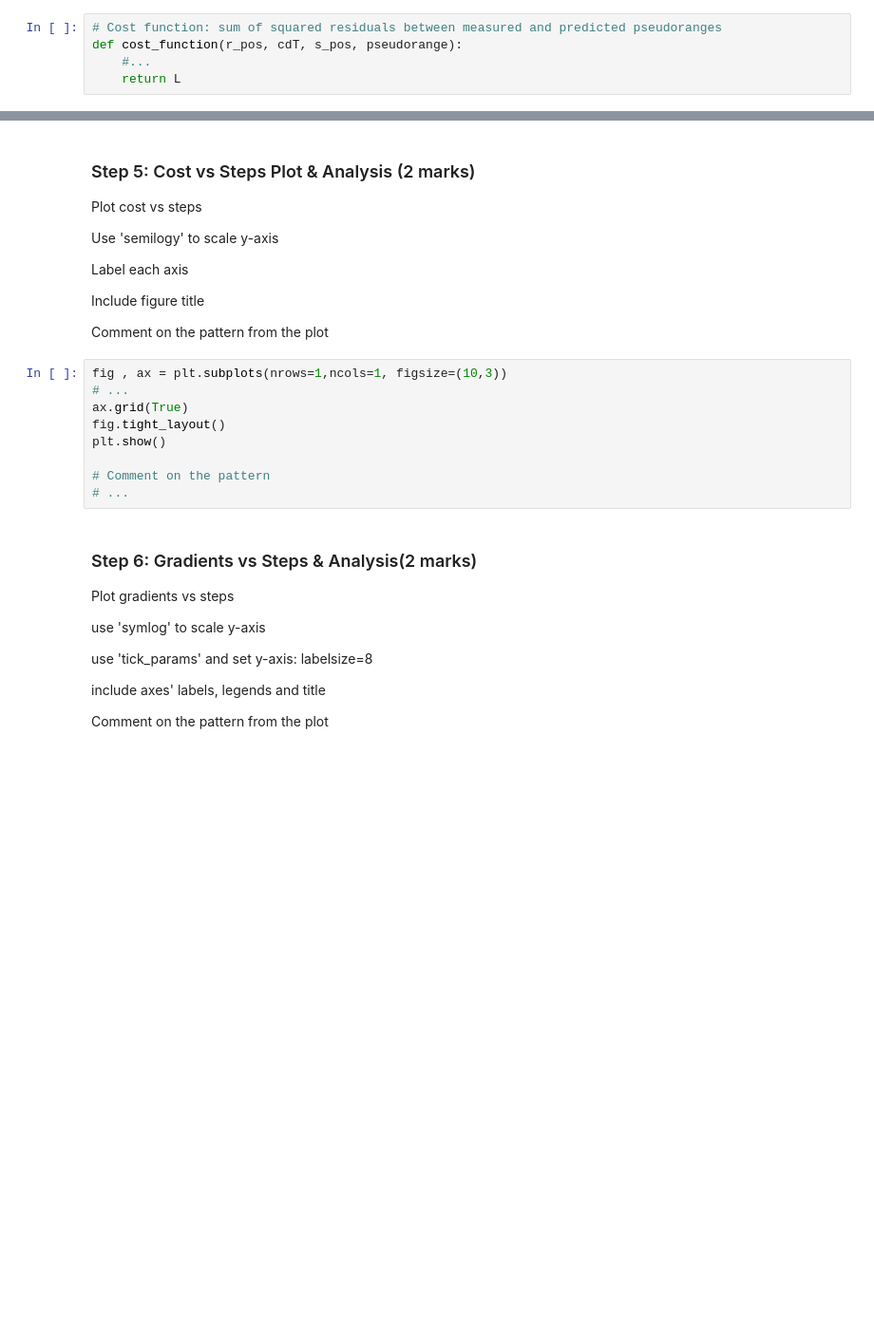
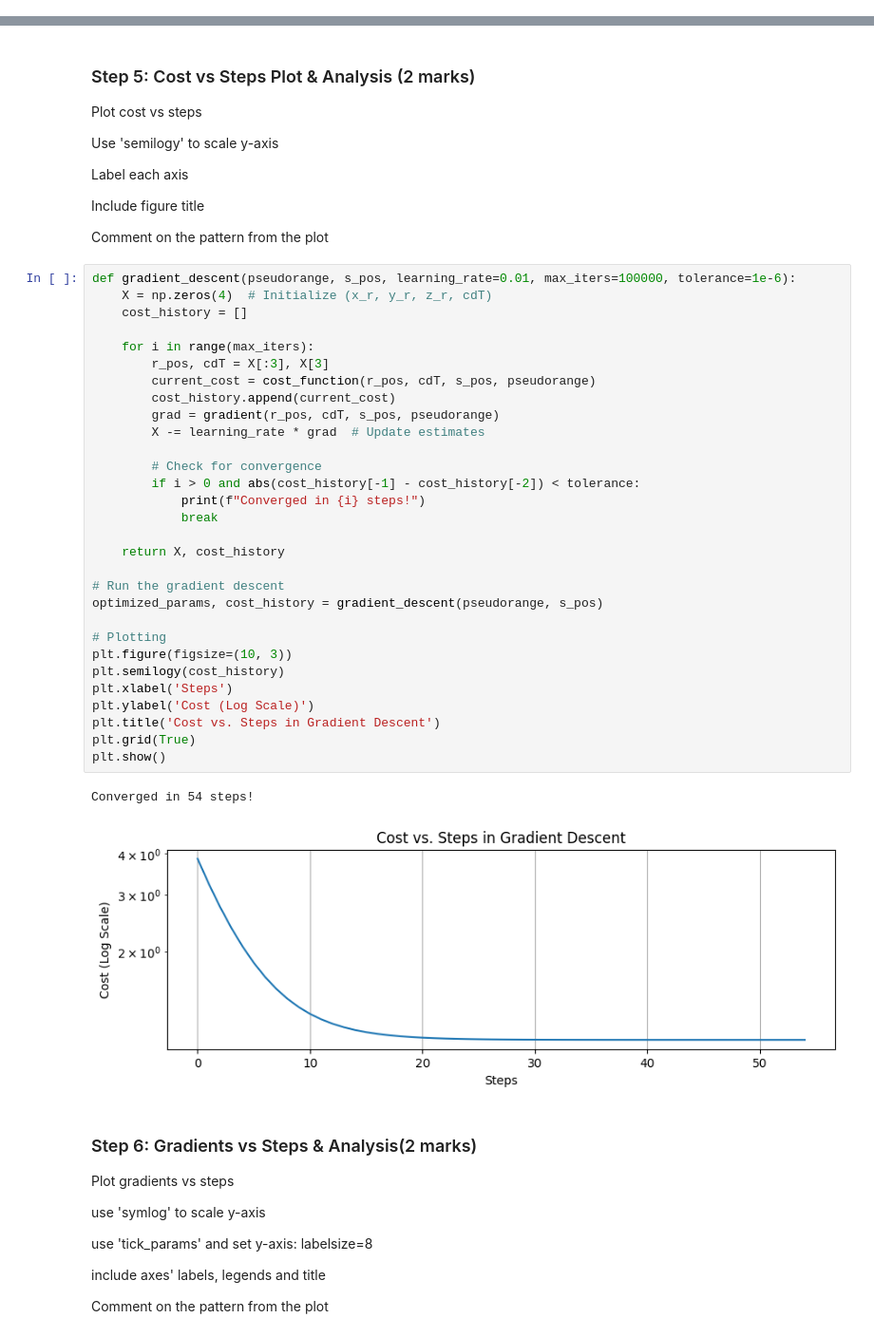
Before and after one commit to mahweerkumar/engg680_2024_fall, a Jupyter notebook: Lab_Assignment3/Assignment3 (1).ipynb, the cells around one changed output, grey strips where cells are left out. Shown at 95% size. Cells and saved outputs as stored; diff of their text form; blank space fills up the shorter version.

Commit message:
doing questions upto step 7

```diff
--- a/Lab_Assignment3/Assignment3 (1).ipynb
+++ b/Lab_Assignment3/Assignment3 (1).ipynb
@@ -202,8 +202,3 @@ The function's inputs are: the receiver's coordinates, clock offset, satellites'
 The function returns a single scalar.
 
 Call euclidean_norm function to calculate geometric distance.
-# %%
-# Cost function: sum of squared residuals between measured and predicted pseudoranges
-def cost_function(r_pos, cdT, s_pos, pseudorange):
-    #...
-    return L
@@ -314,15 +431,39 @@ Label each axis
 Include figure title
 
 Comment on the pattern from the plot
-# %%
-fig , ax = plt.subplots(nrows=1,ncols=1, figsize=(10,3))
-# ...
-ax.grid(True)
-fig.tight_layout()
-plt.show()
-
-# Comment on the pattern
-# ...
+# %%
+def gradient_descent(pseudorange, s_pos, learning_rate=0.01, max_iters=100000, tolerance=1e-6):
+    X = np.zeros(4)  # Initialize (x_r, y_r, z_r, cdT)
+    cost_history = []
+
+    for i in range(max_iters):
+        r_pos, cdT = X[:3], X[3]
+        current_cost = cost_function(r_pos, cdT, s_pos, pseudorange)
+        cost_history.append(current_cost)
+        grad = gradient(r_pos, cdT, s_pos, pseudorange)
+        X -= learning_rate * grad  # Update estimates
+
+        # Check for convergence
+        if i > 0 and abs(cost_history[-1] - cost_history[-2]) < tolerance:
+            print(f"Converged in {i} steps!")
+            break
+
+    return X, cost_history
+
+# Run the gradient descent
+optimized_params, cost_history = gradient_descent(pseudorange, s_pos)
+
+# Plotting
+plt.figure(figsize=(10, 3))
+plt.semilogy(cost_history)
+plt.xlabel('Steps')
+plt.ylabel('Cost (Log Scale)')
+plt.title('Cost vs. Steps in Gradient Descent')
+plt.grid(True)
+plt.show()
+# %% [output]
+Converged in 54 steps!
+[figure, added]
 # %% [markdown]
 ### Step 6: Gradients vs Steps & Analysis(2 marks)
 Plot gradients vs steps
```
Also changed, not shown: parts of 10 cells of this notebook.
